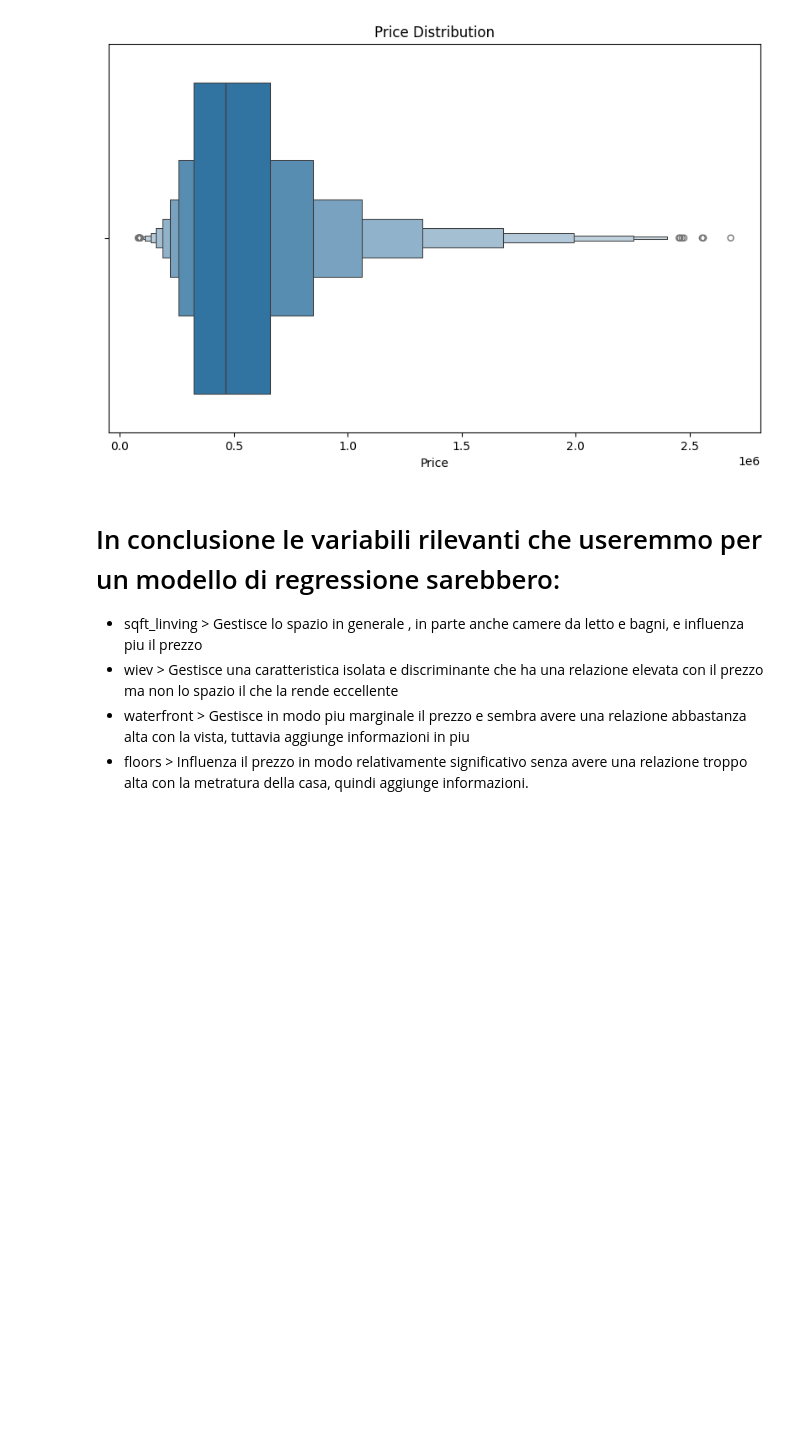
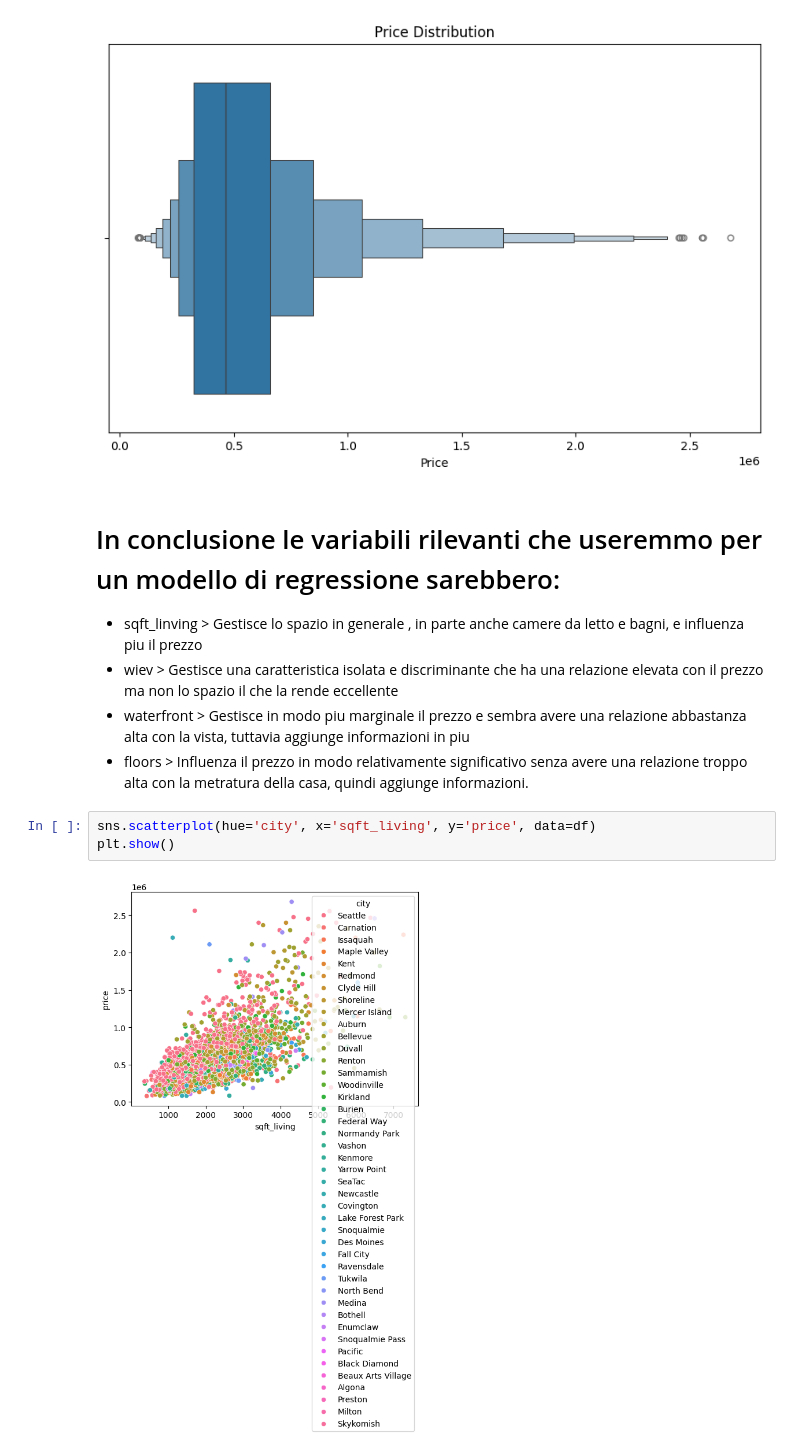
Before and after one commit to kingddd04/Ai_Learning, a Jupyter notebook: AI-Notebooks/Houseprices_analysis.ipynb, the cells around one changed output. Cells and saved outputs as stored; diff of their text form; blank space fills up the shorter version.

```diff
--- a/AI-Notebooks/Houseprices_analysis.ipynb
+++ b/AI-Notebooks/Houseprices_analysis.ipynb
@@ -146,3 +145,8 @@ plt.show()
 - wiev > Gestisce una caratteristica isolata e discriminante che ha una relazione elevata con il prezzo ma non lo spazio il che la rende eccellente
 - waterfront > Gestisce in modo piu marginale il prezzo e sembra avere una relazione abbastanza alta con la vista, tuttavia aggiunge informazioni in piu
 - floors  > Influenza il prezzo in modo relativamente significativo senza avere una relazione troppo alta con la metratura della casa, quindi aggiunge informazioni.
+# %%
+sns.scatterplot(hue='city', x='sqft_living', y='price', data=df)
+plt.show()
+# %% [output]
+[figure, added]
```
Also changed, not shown: parts of 5 cells of this notebook, 3 other files.
